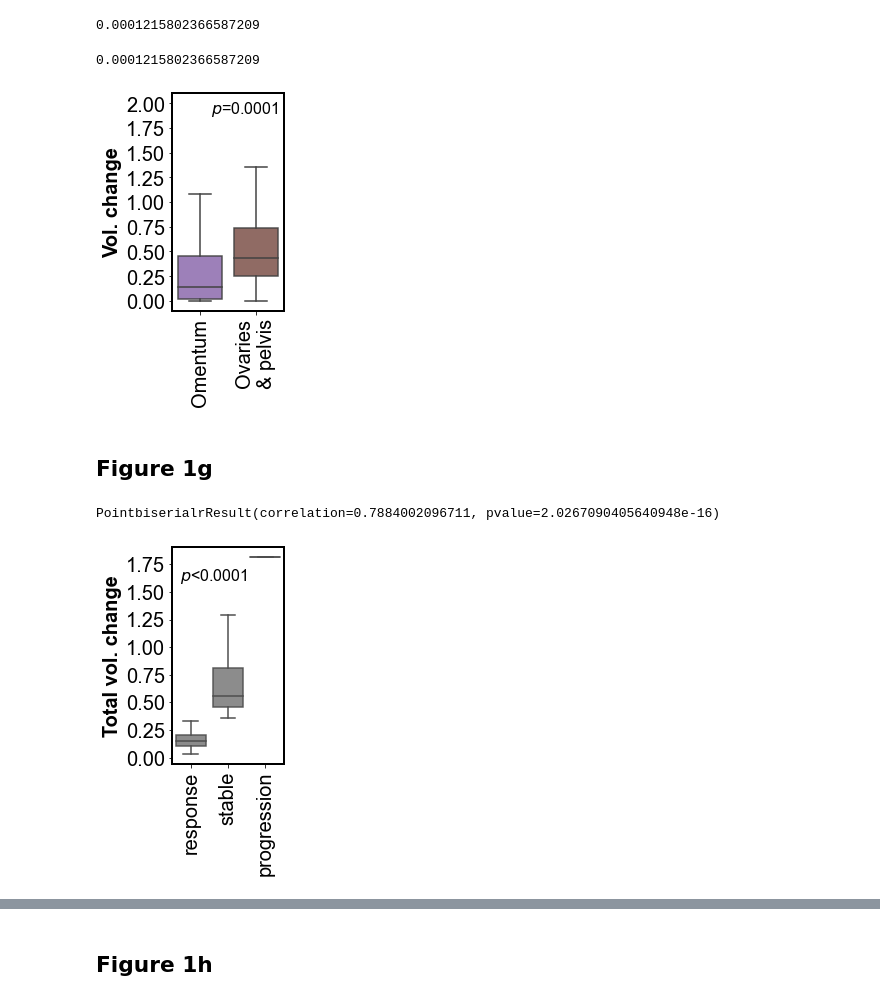
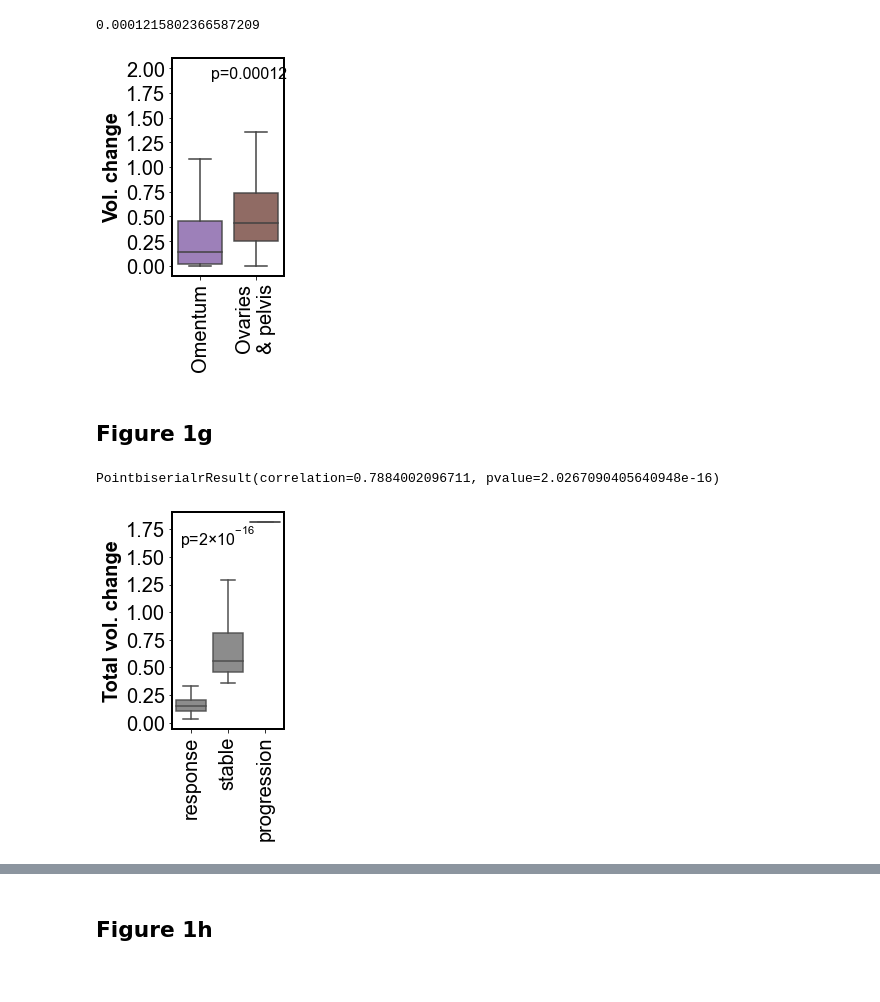
Before and after one commit to micrisor/OvarianIntegration, a Jupyter notebook: figures/Figure_1.ipynb, the cells around one changed output, grey strips where cells are left out. Saved outputs shown, nothing was run; the diff lists cells and outputs as text; code cells hidden in the pictures.

```diff
--- a/figures/Figure_1.ipynb
+++ b/figures/Figure_1.ipynb
@@ -12,6 +12,8 @@ import warnings
 rcParams['font.family'] = 'sans-serif'
 rcParams['font.sans-serif'] = ['Arial']
 rcParams['font.size'] = 16
+rcParams['mathtext.fontset'] = 'custom'
+rcParams['mathtext.rm'] = 'Arial'
 rcParams['axes.linewidth'] = 2
 rcParams['grid.linewidth'] = 2
 rcParams['grid.color'] = 'gainsboro'
@@ -41,6 +43,14 @@ reg_dic = {'0':'Liver mets',
 '16':'LN chest',
 '17':'LN inguinal',
 '18':'Lung nodule'}
+# %%
+def latex_float(f):
+    float_str = "{0:.2g}".format(f)
+    if "e" in float_str:
+        base, exponent = float_str.split("e")
+        return r"{0}$\times$10$^{{{1}}}$".format(base, int(exponent))
+    else:
+        return float_str
 # %%
 df_in = pd.read_csv('../prediction/inputs/training_df.csv')
 # %%
@@ -160,26 +170,30 @@ print(p)
 # %%
 plt.figure(figsize=(2,4))
 sns.boxplot(data=vol_changes, fliersize=0, palette={0:'C4', 1:'C5'}, boxprops=dict(alpha=.9))
 #sns.stripplot(data=vol_changes, color='0.25')
 plt.ylim([-0.1,2.1])
 plt.yticks(size=20)
 plt.xticks([0,1],['Omentum','Ovaries\n& pelvis'],rotation=90,size=20)
 plt.ylabel('Vol. change',fontweight='bold')
-if p<0.0001:
-    plt.text(0.2, 1.9, '$p$<0.0001')
-else:
-    print(p)
-    plt.text(0.2, 1.9, '$p$={:.4f}'.format(p), size=16)
+
+plt.text(0.2, 1.9, 'p={}'.format(latex_float(p)), size=16)
+
+#if p<0.0001:
+#    plt.text(0.2, 1.9, '$p$<0.0001')
+#else:
+#    print(p)
+#    plt.text(0.2, 1.9, '$p$={:.4f}'.format(p), size=16)
 plt.show()
 
+
+
 # Print source data
-outfile = open('source-data/figure_1f.txt','w')
+outfile = open('data-export/figure_1f.txt','w')
 outfile.write('"Omentum", {}\n'.format(','.join(str(j) for j in om_vol_change)))
 outfile.write('"Ovaries & pelvis", {}\n'.format(','.join(str(j) for j in pod_vol_change)))
 outfile.close()
 # %% [output]
-0.0001215802366587209
-[figure, old version]
+[figure, new version]
 # %% [markdown]
 ## Figure 1g
 # %%
@@ -201,18 +215,20 @@ plt.xticks(rotation=90)
 plt.ylabel('Total vol. change')
 plt.xlabel('')
 
-if pbs.pvalue<0.0001:
-    plt.text(-0.3, 1.6, '$p$<0.0001', size=16)
-else:
-    plt.text(-0.3, 1.6, '$p$={:.2f}'.format(pbs.pvalue), size=16)
+plt.text(-0.3, 1.6, 'p={}'.format(latex_float(pbs.pvalue)), size=16)
+
+#if pbs.pvalue<0.0001:
+    #plt.text(-0.3, 1.6, '$p$<0.0001', size=16)
+#else:
+    #plt.text(-0.3, 1.6, '$p$={:.2f}'.format(pbs.pvalue), size=16)
 
 plt.show()
 
 # Print source data
-df[['response_volume', 'rel_vol_change']].to_csv('source-data/figure_1g_totalvol.txt')
+df[['response_volume', 'rel_vol_change']].to_csv('data-export/figure_1g_totalvol.txt')
 # %% [output]
 PointbiserialrResult(correlation=0.7884002096711, pvalue=2.0267090405640948e-16)
-[figure, old version]
+[figure, new version]
 # %%
 df_om = df[~np.isnan(df['om_vol_change'])]
 
```
Also changed, not shown: parts of 7 cells of this notebook, 29 other files.
